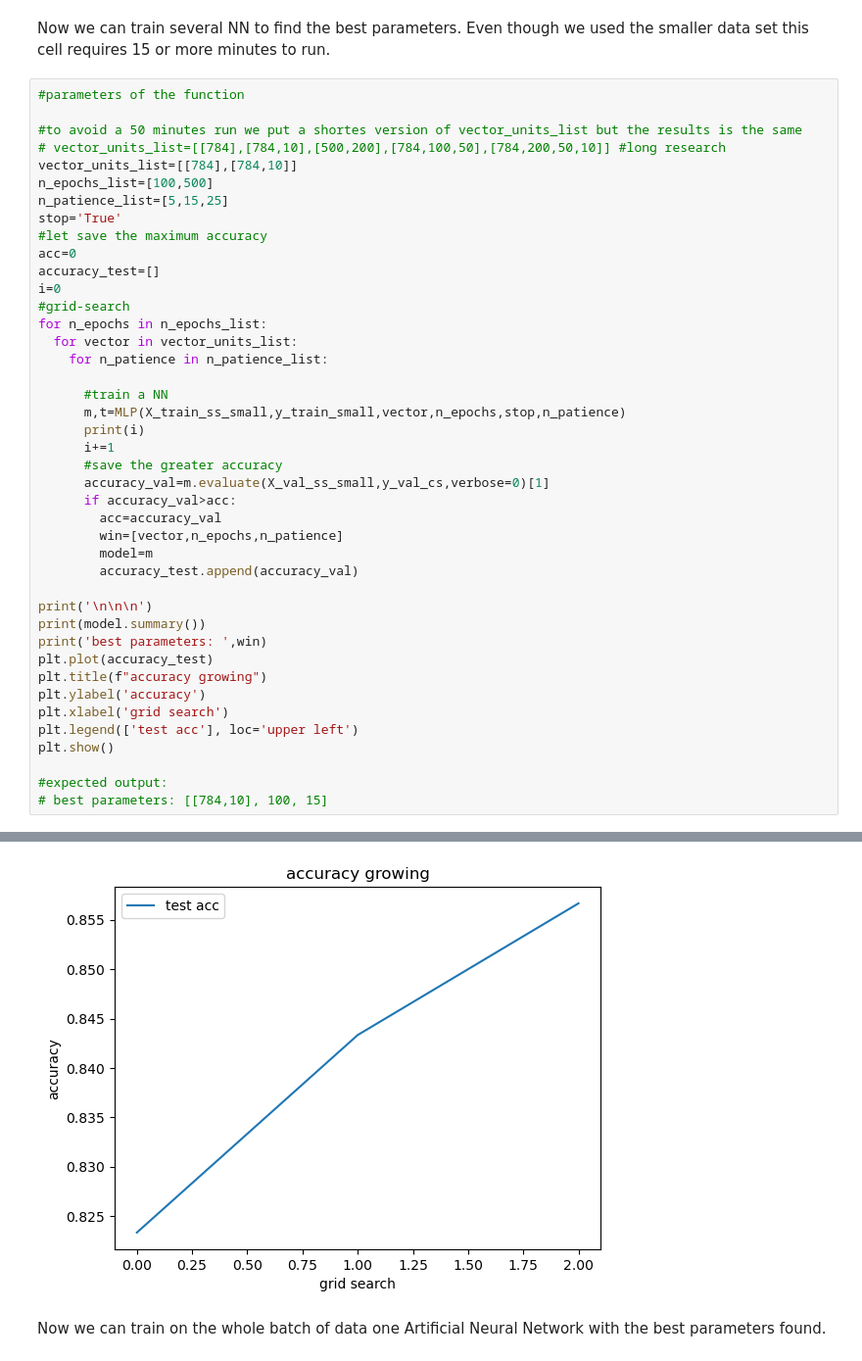
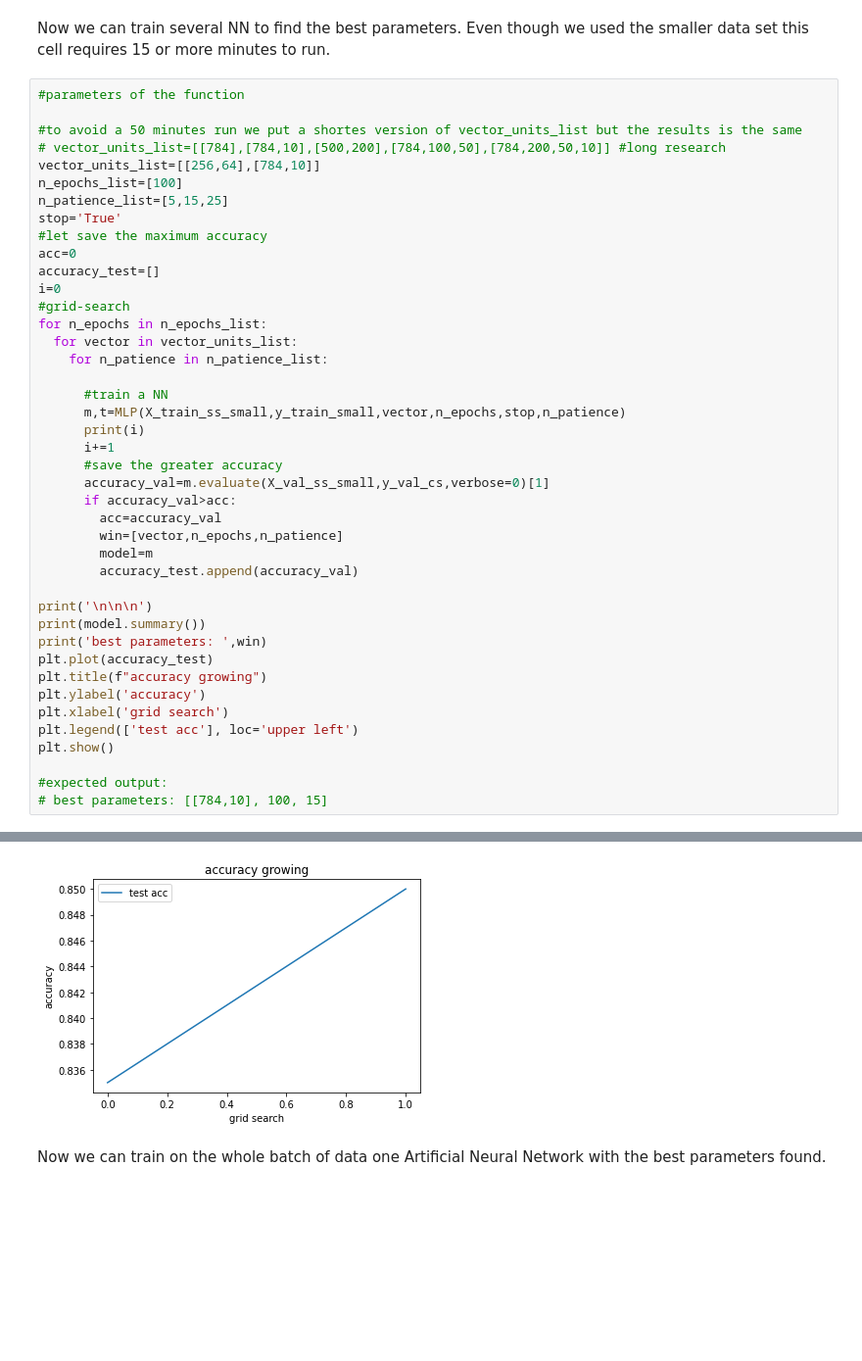
Before and after one commit to GianmarcoLattaruolo/Machine-Learning-Corso-Interno, a Jupyter notebook: Project_Bassi_Lattaruolo.ipynb, the cells around one changed output, grey strips where cells are left out. Shown at 98% size. Saved outputs shown, nothing was run; the diff lists cells and outputs as text; blank space fills up the shorter version.

```diff
--- a/Project_Bassi_Lattaruolo.ipynb
+++ b/Project_Bassi_Lattaruolo.ipynb
@@ -258,8 +254,8 @@ Even though we used the smaller data set this cell requires 15 or more minutes t
 
 #to avoid a 50 minutes run we put a shortes version of vector_units_list but the results is the same
 # vector_units_list=[[784],[784,10],[500,200],[784,100,50],[784,200,50,10]] #long research
-vector_units_list=[[784],[784,10]]
-n_epochs_list=[100,500]
+vector_units_list=[[256,64],[784,10]]
+n_epochs_list=[100]
 n_patience_list=[5,15,25]
 stop='True'
 #let save the maximum accuracy
@@ -316,4 +312,4 @@ best parameters:  [[784, 10], 100, 5]
-[figure, old version]
+[figure, new version]
 # %% [markdown]
 Now we can train on the whole batch of data one Artificial Neural Network with the best parameters found.
 # %%
```
Also changed, not shown: parts of 30 cells of this notebook.
